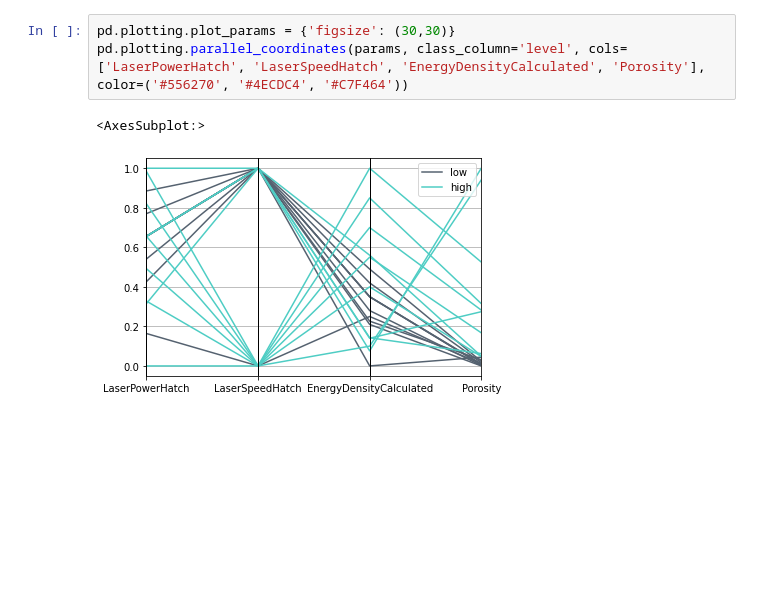
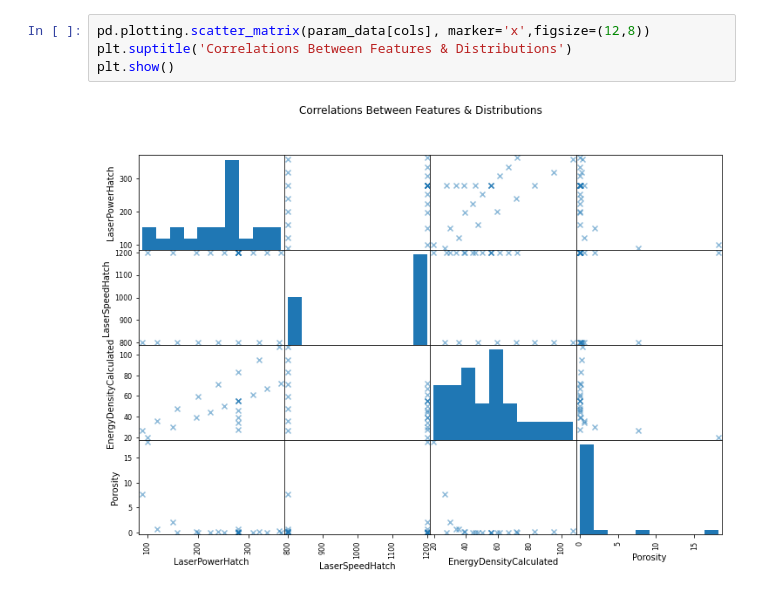
Before and after one commit to wgobrien/am-research, a Jupyter notebook: notebooks/research_paper_analysis.ipynb, the cells around one changed output. Cells and saved outputs as stored; diff of their text form; blank space fills up the shorter version.

```diff
--- a/notebooks/research_paper_analysis.ipynb
+++ b/notebooks/research_paper_analysis.ipynb
@@ -75,6 +99,6 @@ Index(['LaserPowerHatch', 'LaserSpeedHatch', 'HatchSpacing', 'LayerHeight',
-# %%
-pd.plotting.plot_params = {'figsize': (30,30)}
-pd.plotting.parallel_coordinates(params, class_column='level', cols=['LaserPowerHatch', 'LaserSpeedHatch', 'EnergyDensityCalculated', 'Porosity'], color=('#556270', '#4ECDC4', '#C7F464'))
-# %% [output]
-<AxesSubplot:>
-[figure, removed]
+# %%
+pd.plotting.scatter_matrix(param_data[cols], marker='x',figsize=(12,8))
+plt.suptitle('Correlations Between Features & Distributions')
+plt.show()
+# %% [output]
+[figure, added]
```
Also changed, not shown: parts of 17 cells of this notebook, 18 other files.
